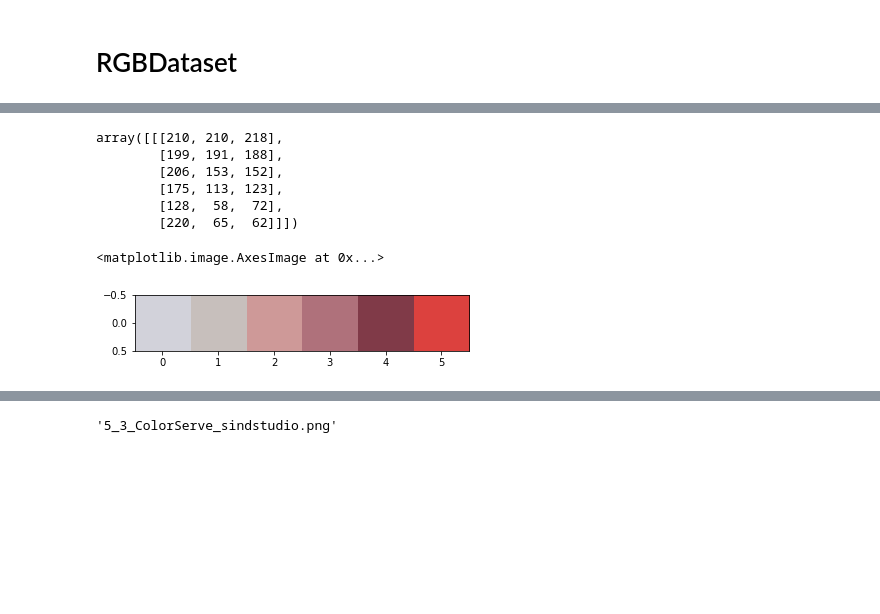
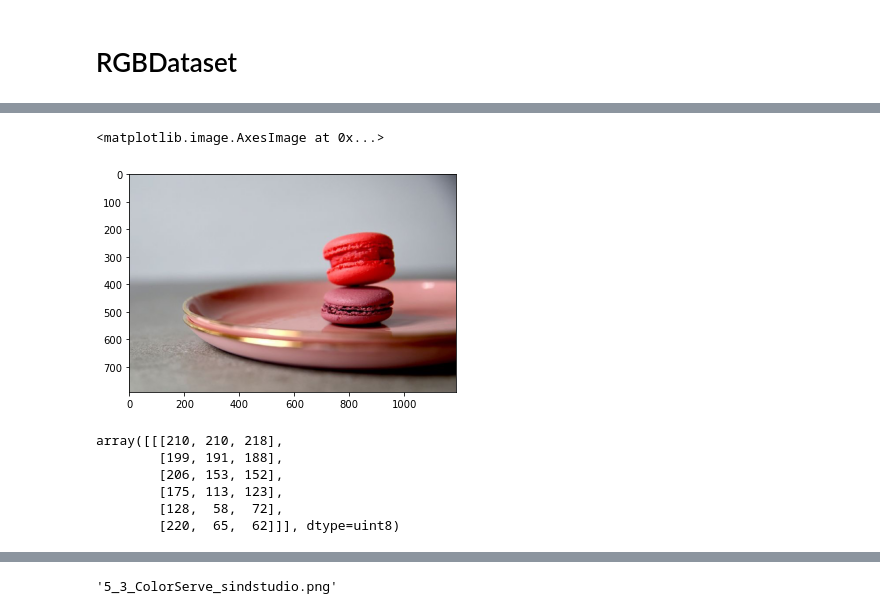
Before and after one commit to danielgafni/repalette, a Jupyter notebook: notebooks/dataset.ipynb, the cells around one changed output, grey strips where cells are left out. Drawn from its saved outputs; the diff is of its cells as text; code cells hidden in the pictures; blank space fills up the shorter version.

```diff
--- a/notebooks/dataset.ipynb
+++ b/notebooks/dataset.ipynb
@@ -57,16 +73,16 @@ image
-# %%
-rgb_image.palette
-# %% [output]
-array([[[210, 210, 218],
-        [199, 191, 188],
-        [206, 153, 152],
-        [175, 113, 123],
-        [128,  58,  72],
-        [220,  65,  62]]])
 # %%
 from matplotlib import pyplot as plt
 
-plt.imshow(rgb_image.palette)
+plt.imshow(image)
 # %% [output]
 <matplotlib.image.AxesImage at 0x...>
-[figure, old version]
+[figure, new version]
+# %%
+palette
+# %% [output]
+array([[[210, 210, 218],
+        [199, 191, 188],
+        [206, 153, 152],
+        [175, 113, 123],
+        [128,  58,  72],
+        [220,  65,  62]]], dtype=uint8)
```
Also changed, not shown: parts of 12 cells of this notebook, 12 other files.
